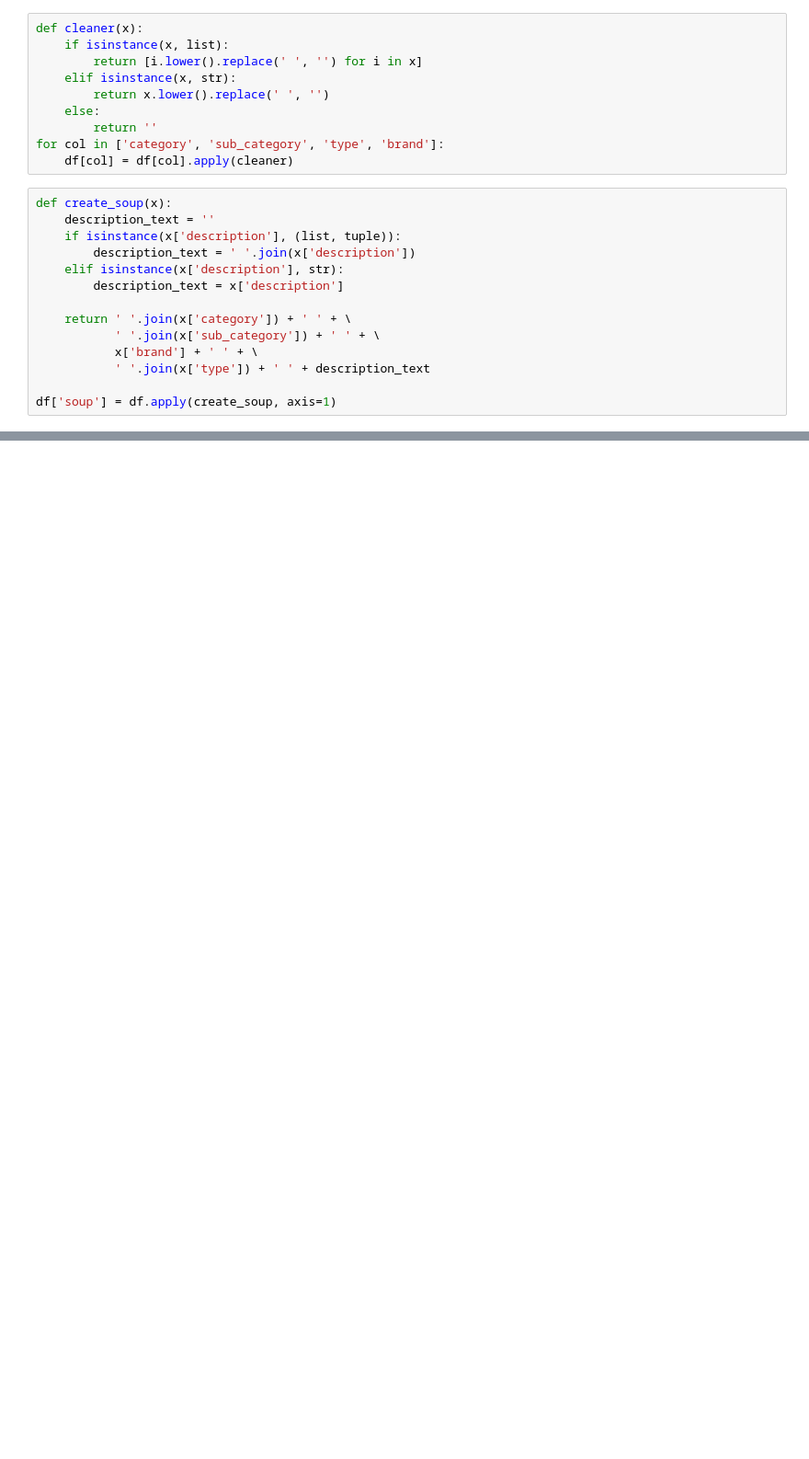
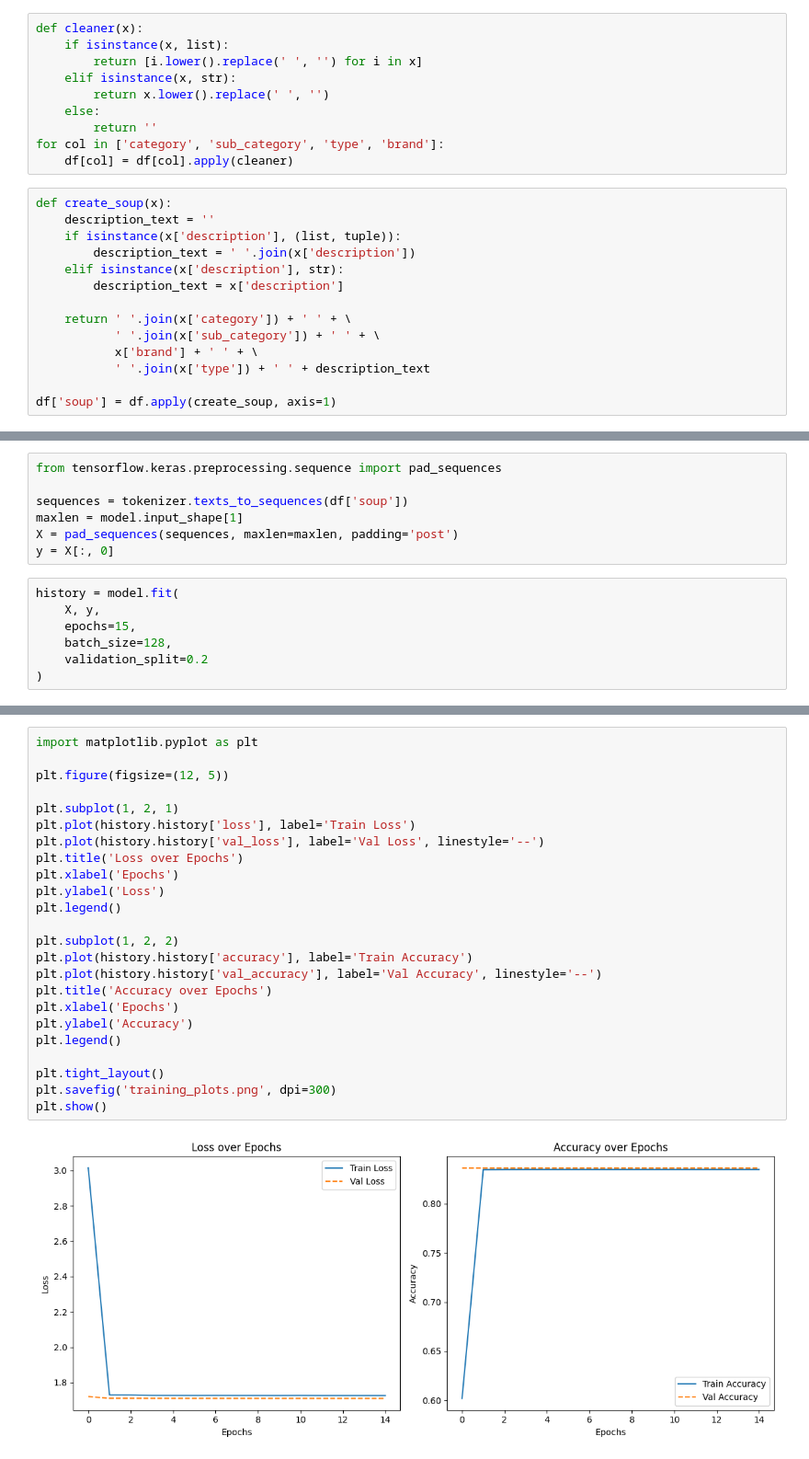
Before and after one commit to 1aryantyagi/JTP-project, a Jupyter notebook: backend/ML_Model/TechJTP.ipynb, the cells around one changed output, grey strips where cells are left out. Shown: that part at 92% size. Cells and saved outputs as stored; diff of their text form; blank space fills up the shorter version.

```diff
--- a/backend/ML_Model/TechJTP.ipynb
+++ b/backend/ML_Model/TechJTP.ipynb
@@ -188,0 +228,14 @@ get_recommendations('Whisky Glass - Elegan')
+# %%
+from tensorflow.keras.preprocessing.sequence import pad_sequences
+
+sequences = tokenizer.texts_to_sequences(df['soup'])
+maxlen = model.input_shape[1]
+X = pad_sequences(sequences, maxlen=maxlen, padding='post')
+y = X[:, 0]
+# %%
+history = model.fit(
+    X, y,
+    epochs=15,
+    batch_size=128,
+    validation_split=0.2
+)
@@ -188,0 +260,26 @@ get_recommendations('Whisky Glass - Elegan')
+# %%
+import matplotlib.pyplot as plt
+
+plt.figure(figsize=(12, 5))
+
+plt.subplot(1, 2, 1)
+plt.plot(history.history['loss'], label='Train Loss')
+plt.plot(history.history['val_loss'], label='Val Loss', linestyle='--')
+plt.title('Loss over Epochs')
+plt.xlabel('Epochs')
+plt.ylabel('Loss')
+plt.legend()
+
+plt.subplot(1, 2, 2)
+plt.plot(history.history['accuracy'], label='Train Accuracy')
+plt.plot(history.history['val_accuracy'], label='Val Accuracy', linestyle='--')
+plt.title('Accuracy over Epochs')
+plt.xlabel('Epochs')
+plt.ylabel('Accuracy')
+plt.legend()
+
+plt.tight_layout()
+plt.savefig('training_plots.png', dpi=300)
+plt.show()
+# %% [output]
+[figure, added]
```
Also changed, not shown: parts of 50 cells of this notebook, 4 other files.
